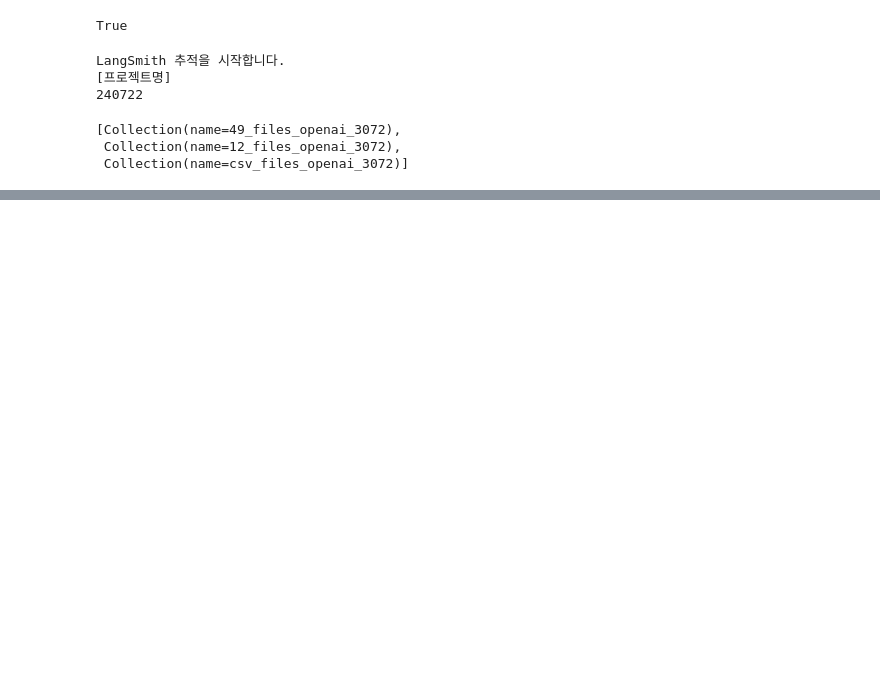
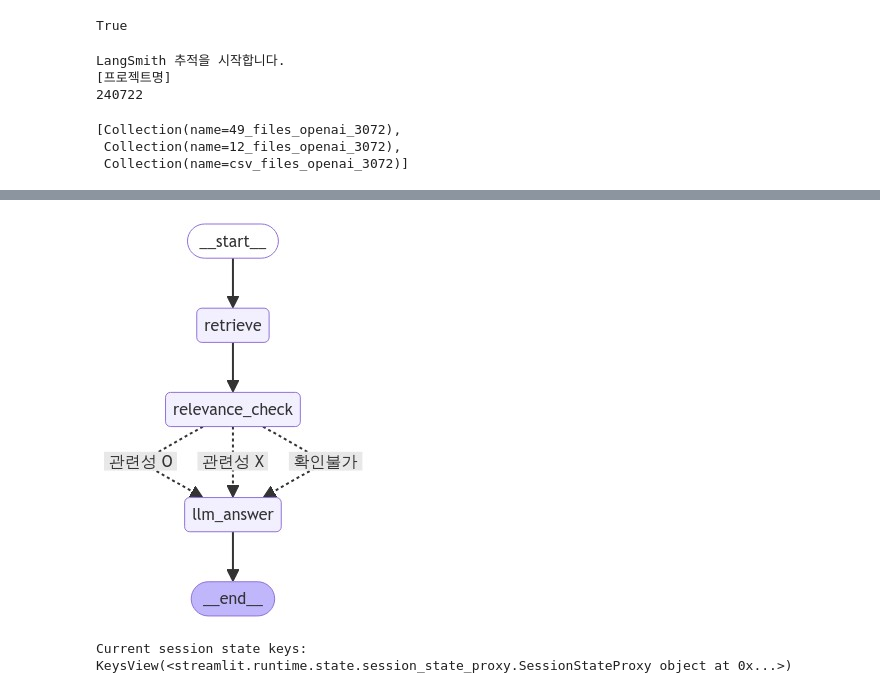
Before and after one commit to JeongYunLee/rag, a Jupyter notebook: juso-chat-bot-v0.1/conversation-with-history.ipynb, the cells around one changed output, grey strips where cells are left out. Cells and saved outputs as stored; diff of their text form; code cells hidden in the pictures; blank space fills up the shorter version.

```diff
--- a/juso-chat-bot-v0.1/conversation-with-history.ipynb
+++ b/juso-chat-bot-v0.1/conversation-with-history.ipynb
@@ -255,0 +521,54 @@ rag_with_history.invoke(
+# %%
+##############################################################################################################
+################################################Setting Graph Relations#######################################
+##############################################################################################################
+
+workflow = StateGraph(GraphState)
+
+# 노드들을 정의합니다.
+workflow.add_node("retrieve", retrieve_document)  # 답변을 검색해오는 노드를 추가합니다.
+workflow.add_node("llm_answer", llm_answer)  # 답변을 생성하는 노드를 추가합니다.
+workflow.add_node("relevance_check", relevance_check)  # 답변의 문서에 대한 관련성 체크 노드를 추가합니다.
+
+workflow.add_edge("retrieve", "relevance_check")  # 검색 -> 답변
+
+# 조건부 엣지를 추가합니다.
+workflow.add_conditional_edges(
+    "relevance_check",  # 관련성 체크 노드에서 나온 결과를 is_relevant 함수에 전달합니다.
+    is_relevant,
+    {
+        "관련성 O": "llm_answer",  # 관련성이 있으면 종료합니다.
+        "관련성 X": "llm_answer",  # 관련성이 없으면 다시 답변을 생성합니다.
+        "확인불가": "llm_answer",  # 관련성 체크 결과가 모호하다면 다시 답변을 생성합니다.
+    },
+)
+
+workflow.add_edge("llm_answer", END)  # 답변 -> 종료
+
+# 시작점을 설정합니다.
+workflow.set_entry_point("retrieve")
+
+# 기록을 위한 메모리 저장소를 설정합니다.
+memory = MemorySaver()
+
+# 그래프를 컴파일합니다.
+app = workflow.compile(checkpointer=memory)
+# %%
+from IPython.display import Image, display
+
+try:
+    display(
+        Image(app.get_graph(xray=True).draw_mermaid_png())
+    )  # 실행 가능한 객체의 그래프를 mermaid 형식의 PNG로 그려서 표시합니다. xray=True는 추가적인 세부 정보를 포함합니다.
+except:
+    # 이 부분은 추가적인 의존성이 필요하며 선택적으로 실행됩니다.
+    pass
+# %% [output]
+[figure, added]
+# %%
+print("Current session state keys:", st.session_state.keys())
+if "store" not in st.session_state:
+    print("Initializing store in session state.")
+    st.session_state["store"] = {}
+# %% [output]
+Current session state keys: KeysView(<streamlit.runtime.state.session_state_proxy.SessionStateProxy object at 0x...>)
```
Also changed, not shown: parts of 35 cells of this notebook, 12 other files.
